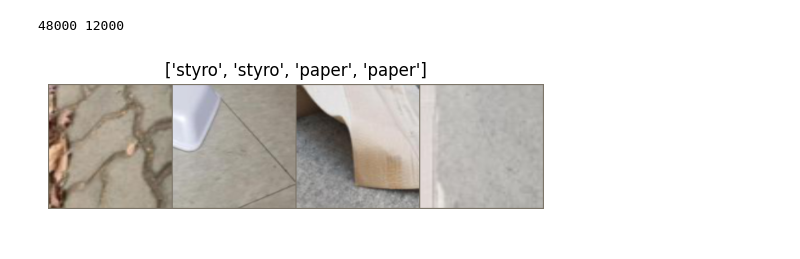
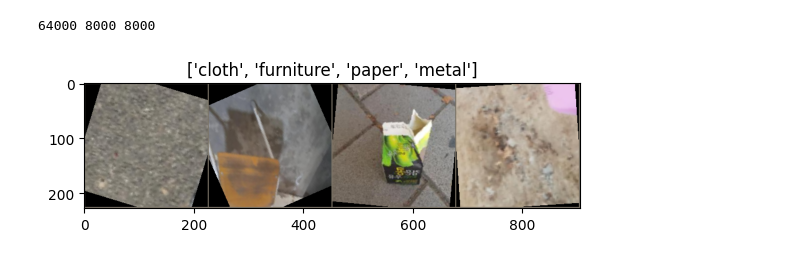
Before and after one commit to yu828282/multicampus, a Jupyter notebook: VGG16.ipynb, the cells around one changed output. Saved outputs shown, nothing was run; the diff lists cells and outputs as text; code cells hidden in the pictures.

Commit message:
aihub, 15class, pytorch, pre-trained

```diff
--- a/VGG16.ipynb
+++ b/VGG16.ipynb
@@ -80,7 +26,9 @@ data_transforms = {
     'train': transforms.Compose([
         transforms.Resize(224),# 이미지 resize
         transforms.RandomResizedCrop(224), # 이미지를 랜덤으로 자르기
-        transforms.RandomHorizontalFlip(),# 데이터 증진(augmentation)
+        transforms.RandomHorizontalFlip(p=0.5),# 데이터 증진(augmentation)
+        transforms.RandomVerticalFlip(p=0.5),
+        transforms.RandomRotation(180),
         transforms.ToTensor(), # 데이터를 tensor로 바꿔준다. 넘파이는 정수값이 들어있어 오차율 가늠이 힘들고 CIDA 연산도 지원하지 않음
         transforms.Normalize([0.485, 0.456, 0.406], [0.229, 0.224, 0.225])  # 정규화(normalization)작업에 쓰일 각 채널의 표준값과 표준편차값, PyTorch 기본값으로 셋팅
     ]),
@@ -90,39 +38,49 @@ data_transforms = {
         transforms.ToTensor(),
         transforms.Normalize([0.485, 0.456, 0.406], [0.229, 0.224, 0.225])
     ]),
+    'test': transforms.Compose([
+        transforms.Resize(224),
+        transforms.ToTensor(),
+        transforms.Normalize([0.485, 0.456, 0.406], [0.229, 0.224, 0.225])
+    ]),
 }
 # %%
-data_dir = '/content/data_new' # 이미지 데이터셋에 상단의 transform 내용 적용
+data_dir = './data_new' # 이미지 데이터셋에 상단의 transform 내용 적용
 
-image_datasets = {x: datasets.ImageFolder(os.path.join(data_dir, x), data_transforms[x]) for x in ['train', 'val']}
+image_datasets = {x: datasets.ImageFolder(os.path.join(data_dir, x), data_transforms[x]) for x in ['train', 'val', 'test']}
 
-dataloaders = {x: torch.utils.data.DataLoader(image_datasets[x], batch_size=4,shuffle=True, num_workers=4) for x in ['train', 'val']}
+dataloaders = {x: torch.utils.data.DataLoader(image_datasets[x], batch_size=4,shuffle=True, num_workers=4) for x in ['train', 'val', 'test']}
 
-dataset_sizes = {x: len(image_datasets[x]) for x in ['train', 'val']}
+dataset_sizes = {x: len(image_datasets[x]) for x in ['train', 'val', 'test']}
 
 class_names = image_datasets['train'].classes
 # %%
 # train과 valid 데이터 개수 확인
-print(len(image_datasets['train']), len(image_datasets['val']))
+print(len(image_datasets['train']), len(image_datasets['val']), len(image_datasets['test']))
 # %% [output]
-48000 12000
+64000 8000 8000
 # %%
-# 데이터 이미지 출력하는 함수 만들기
+import matplotlib.pyplot as plt # 데이터 시각화
+
 def imshow(inp, title=None):
-    inp = inp.numpy().transpose((1, 2, 0)) # torch.Tensor를 numpy 객체로 변환
+    # torch.Tensor를 numpy 객체로 변환
+    inp = inp.numpy().transpose((1, 2, 0))
+    # 이미지 정규화 해제하기
     mean = np.array([0.485, 0.456, 0.406])
     std = np.array([0.229, 0.224, 0.225])
-    plt.axis('off')  # 바깥선 지우기
     inp = std * inp + mean
     inp = np.clip(inp, 0, 1)
-    plt.imshow(inp)    # 이미지 출력
-    plt.title(title)
+    # 이미지 출력
+    plt.imshow(inp)
+    if title is not None:
+        plt.title(title)
 
-def show_databatch(inputs, classes):
-    out = torchvision.utils.make_grid(inputs) # 배치로부터 격자 형태의 이미지 생성
-    imshow(out, title=[class_names[x] for x in classes]) #  배치사이즈만큼 image, label이 출력
+# 학습 데이터의 배치를 얻습니다.
+inputs, classes = next(iter(dataloaders['train']))
 
-inputs, classes = next(iter(dataloaders['train'])) # 학습 데이터의 배치를 얻기
-show_databatch(inputs, classes) # 학습데이터 이미지 출력
+# 배치로부터 격자 형태의 이미지를 만듭니다.
+out = torchvision.utils.make_grid(inputs)
+
+imshow(out, title=[class_names[x] for x in classes]) #  batch size만큼의 image, label이 출력
 # %% [output]
-[figure, old version]
+[figure, new version]
```
Also changed, not shown: parts of 20 cells of this notebook.
